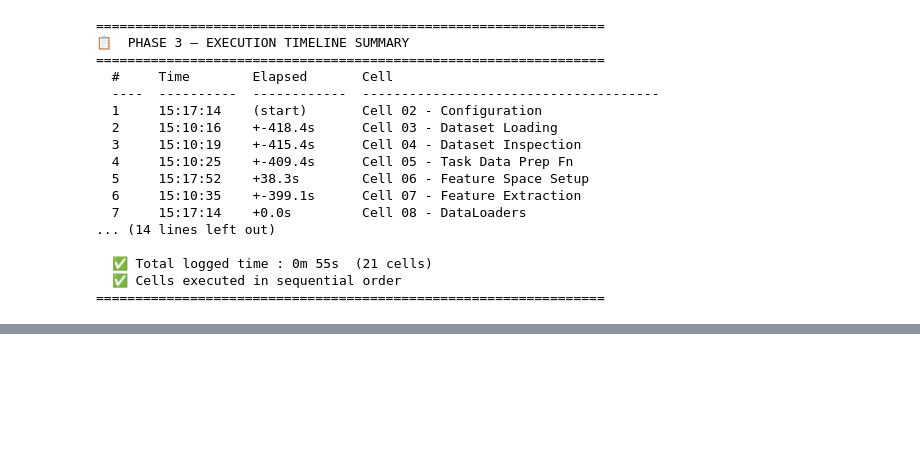
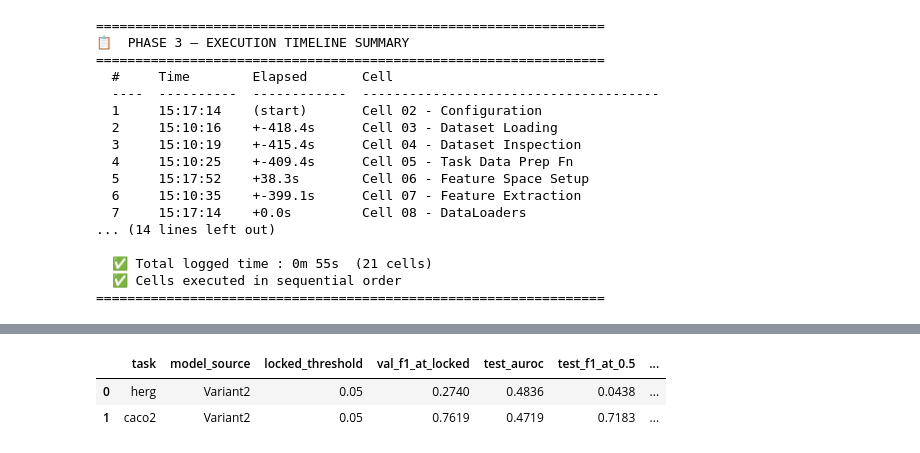
Before and after one commit to Sushree2179/Neural_PK-PD_Modeling_with_ODE, a Jupyter notebook: Coding/phase3_neural_ode_model.ipynb, the cells around one changed output, grey strips where cells are left out. Saved outputs shown, nothing was run; the diff lists cells and outputs as text; code cells hidden in the pictures; blank space fills up the shorter version.

```diff
--- a/Coding/phase3_neural_ode_model.ipynb
+++ b/Coding/phase3_neural_ode_model.ipynb
@@ -1476,0 +1980,87 @@ print(f"{'='*65}")
+# %%
+
+# ============================================
+# THRESHOLD CALIBRATION SWEEP (no weight updates)
+# ============================================
+_ts("Cell 25 - Threshold Calibration")
+
+
+def collect_probs_targets(model_obj, loader, task, device):
+    model_obj.eval()
+    probs_all, y_all = [], []
+    with torch.no_grad():
+        for batch in loader:
+            Xb = batch['X'].to(device)
+            yb = batch['y'].cpu().numpy().flatten()
+            logits = model_obj(Xb, task=task)
+            probs = torch.sigmoid(logits).cpu().numpy().flatten()
+            probs_all.append(probs)
+            y_all.append(yb)
+    return np.concatenate(probs_all), np.concatenate(y_all)
+
+
+def sweep_threshold_f1(probs, y_true, grid=None):
+    if grid is None:
+        grid = np.linspace(0.05, 0.95, 91)
+    best_thr, best_f1 = 0.5, -1.0
+    for thr in grid:
+        pred = (probs >= thr).astype(int)
+        f1 = f1_score(y_true, pred, zero_division=0)
+        if f1 > best_f1:
+            best_f1 = f1
+            best_thr = float(thr)
+    return best_thr, best_f1
+
+
+# Choose best available fine-tuned model by validation mean AUROC
+if 'ft2_best_score' in globals() and 'best_score' in globals() and ft2_best_score >= best_score:
+    calib_model = ft2_model
+    calib_source = 'Variant2'
+elif 'best_score' in globals():
+    calib_model = ft_model
+    calib_source = 'Variant1'
+else:
+    calib_model = model
+    calib_source = 'BaseModel'
+
+print(f"Calibration source model: {calib_source}")
+
+threshold_rows = []
+calibrated_thresholds = {}
+
+for task in FT_TASKS:
+    val_probs, val_y = collect_probs_targets(calib_model, ft_val_loaders[task], task, device)
+    test_probs, test_y = collect_probs_targets(calib_model, ft_test_loaders[task], task, device)
+
+    # lock threshold from validation F1 sweep
+    best_thr, val_best_f1 = sweep_threshold_f1(val_probs, val_y)
+    calibrated_thresholds[task] = best_thr
+
+    # eval on test using default vs locked threshold
+    test_pred_05 = (test_probs >= 0.5).astype(int)
+    test_pred_locked = (test_probs >= best_thr).astype(int)
+
+    auroc_test = roc_auc_score(test_y, test_probs) if len(np.unique(test_y)) > 1 else 0.5
+
+    row = {
+        'task': task,
+        'model_source': calib_source,
+        'locked_threshold': round(best_thr, 3),
+        'val_f1_at_locked': round(val_best_f1, 4),
+        'test_auroc': round(float(auroc_test), 4),
+        'test_f1_at_0.5': round(float(f1_score(test_y, test_pred_05, zero_division=0)), 4),
+        'test_f1_at_locked': round(float(f1_score(test_y, test_pred_locked, zero_division=0)), 4),
+        'test_acc_at_0.5': round(float(accuracy_score(test_y, test_pred_05)), 4),
+        'test_acc_at_locked': round(float(accuracy_score(test_y, test_pred_locked)), 4),
+        'delta_f1_locked_minus_0.5': round(
+            float(f1_score(test_y, test_pred_locked, zero_division=0) - f1_score(test_y, test_pred_05, zero_division=0)), 4
+        ),
+    }
+    threshold_rows.append(row)
+
+threshold_calibration_summary = pd.DataFrame(threshold_rows)
+print("\nLocked thresholds:")
+print(calibrated_thresholds)
+print("\nThreshold calibration summary (test impact):")
+display(threshold_calibration_summary)
+# %% [output]
@@ -1476,0 +2074,3 @@ print(f"{'='*65}")
+|  | task | model_source | locked_threshold | val_f1_at_locked | test_auroc | test_f1_at_0.5 | ... |
+| 0 | herg | Variant2 | 0.05 | 0.2740 | 0.4836 | 0.0438 | ... |
+| 1 | caco2 | Variant2 | 0.05 | 0.7619 | 0.4719 | 0.7183 | ... |
```
Also changed, not shown: parts of 37 cells of this notebook, 25 other files.
